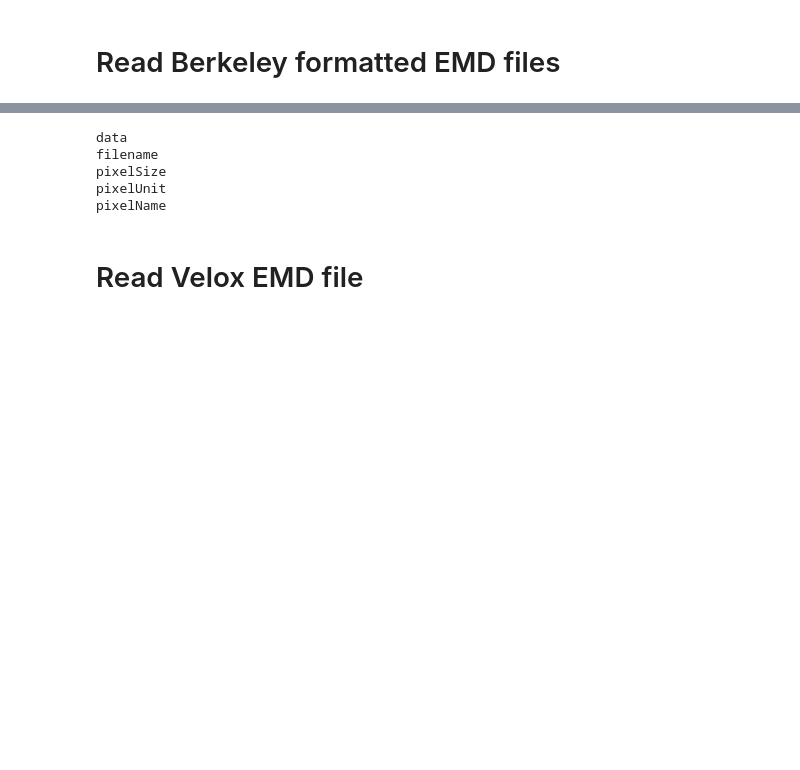
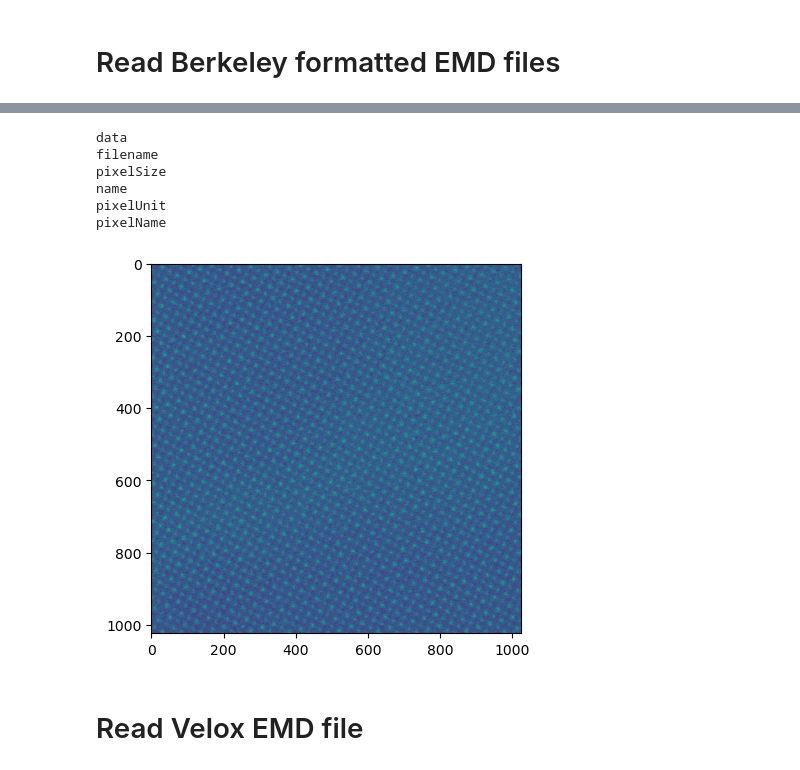
Before and after one commit to ercius/openNCEM, a Jupyter notebook: ncempy/notebooks/loading_data_examples.ipynb, the cells around one changed output, grey strips where cells are left out. Cells and saved outputs as stored; diff of their text form; code cells hidden in the pictures; blank space fills up the shorter version.

```diff
--- a/ncempy/notebooks/loading_data_examples.ipynb
+++ b/ncempy/notebooks/loading_data_examples.ipynb
@@ -95,12 +92,12 @@ pixelUnit
 
 emd_file = 'Acquisition_18.emd'
 
-emd0 = nio.emd.emdReader(directory_path / emd_file)
+emd0 = ncempy.read(directory_path / emd_file)
 
 fg,ax = plt.subplots(1,1)
 axIm = ax.imshow(emd0['data'])
 
-#Print out the pixelSize, which are the dim vectors, names and units
+# Print out the pixelSize, which are the dim vectors, names and units
 # Available meta data
 for key in emd0.keys():
     print(key)
@@ -110,8 +105,10 @@ for key in emd0.keys():
 data
 filename
 pixelSize
+name
 pixelUnit
 pixelName
+[figure, added]
 # %% [markdown]
 # Read Velox EMD file
 # %%
```
Also changed, not shown: parts of 9 cells of this notebook.
